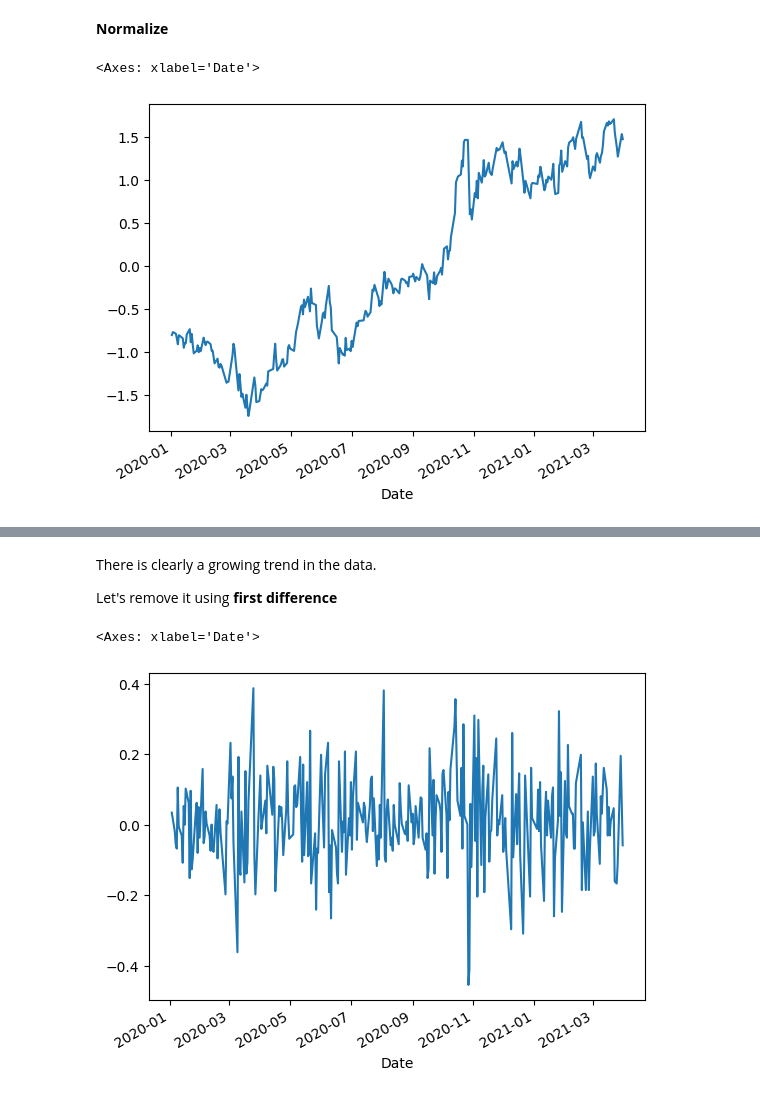
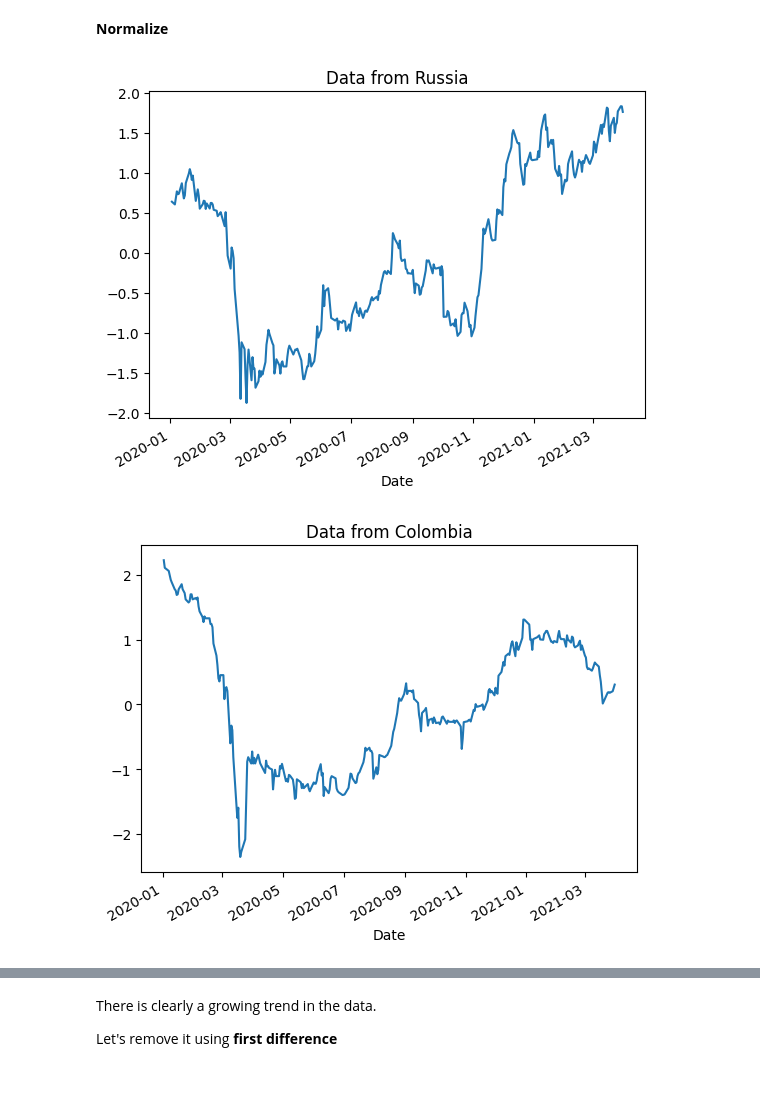
Before and after one commit to Ilvecho/Value-Investor, a Jupyter notebook: Project_5.ipynb, the cells around one changed output, grey strips where cells are left out. Saved outputs shown, nothing was run; the diff lists cells and outputs as text; code cells hidden in the pictures.

Commit message:
Full data pre-processing

```diff
--- a/Project_5.ipynb
+++ b/Project_5.ipynb
@@ -18,2 +43,0 @@ data.set_index('Date', inplace=True)
-# %%
-price = data['Price'].astype(float).sort_index()
@@ -59,0 +44,28 @@ price.plot()
+# %%
+file_list = os.listdir('/content/')
+data = {}
+
+for filename in file_list:
+    if filename.startswith('2020Q1'):
+      country = filename.split(' - ')[1].strip()
+      tmp_data = pd.read_csv(filename)[:-1]
+      tmp_data['Date'] = pd.to_datetime(tmp_data['Date'])
+      tmp_data.set_index('Date', inplace=True)
+
+      # A couple of exceptions in the dataset in which commas are used to separate the thousands
+      if country == 'Colombia' or country == 'South Africa':
+        tmp_data['Price'] = tmp_data['Price'].apply(lambda x: x.replace(',', ''))
+
+      data[country] = tmp_data['Price'].astype(float).sort_index()
+    else:
+      file_list.remove(filename)
+# %%
+for key in data.keys():
+  print('\n\n###########\n')
+  print(data[key].info())
+# %%
+for key in data.keys():
+  fig = plt.Figure()
+  ax = data[key].plot()
+  ax.set_title(f'Data from {key}')
+  plt.show()
@@ -62,10 +82,18 @@ price.plot()
 # %% [markdown]
 **Normalize**
 # %%
-avg, dev = price.mean(), price.std()
-norm_price = (price - avg) / dev
+norm_data = {}
 
-norm_price.plot()
+for key in data.keys():
+  price = data[key]
+  avg, dev = price.mean(), price.std()
+  norm_price = (price - avg) / dev
+  norm_data[key] = norm_price
+
+  fig = plt.Figure()
+  ax = norm_price.plot()
+  ax.set_title(f'Data from {key}')
+  plt.show()
 # %% [output]
-<Axes: xlabel='Date'>
-[figure, old version]
+[figure, new version]
+[figure, added]
@@ -78,5 +108,0 @@ diff_price = norm_price.diff().dropna()
-# %%
-diff_price.plot()
-# %% [output]
-<Axes: xlabel='Date'>
-[figure, removed]
```
Also changed, not shown: parts of 12 cells of this notebook.
